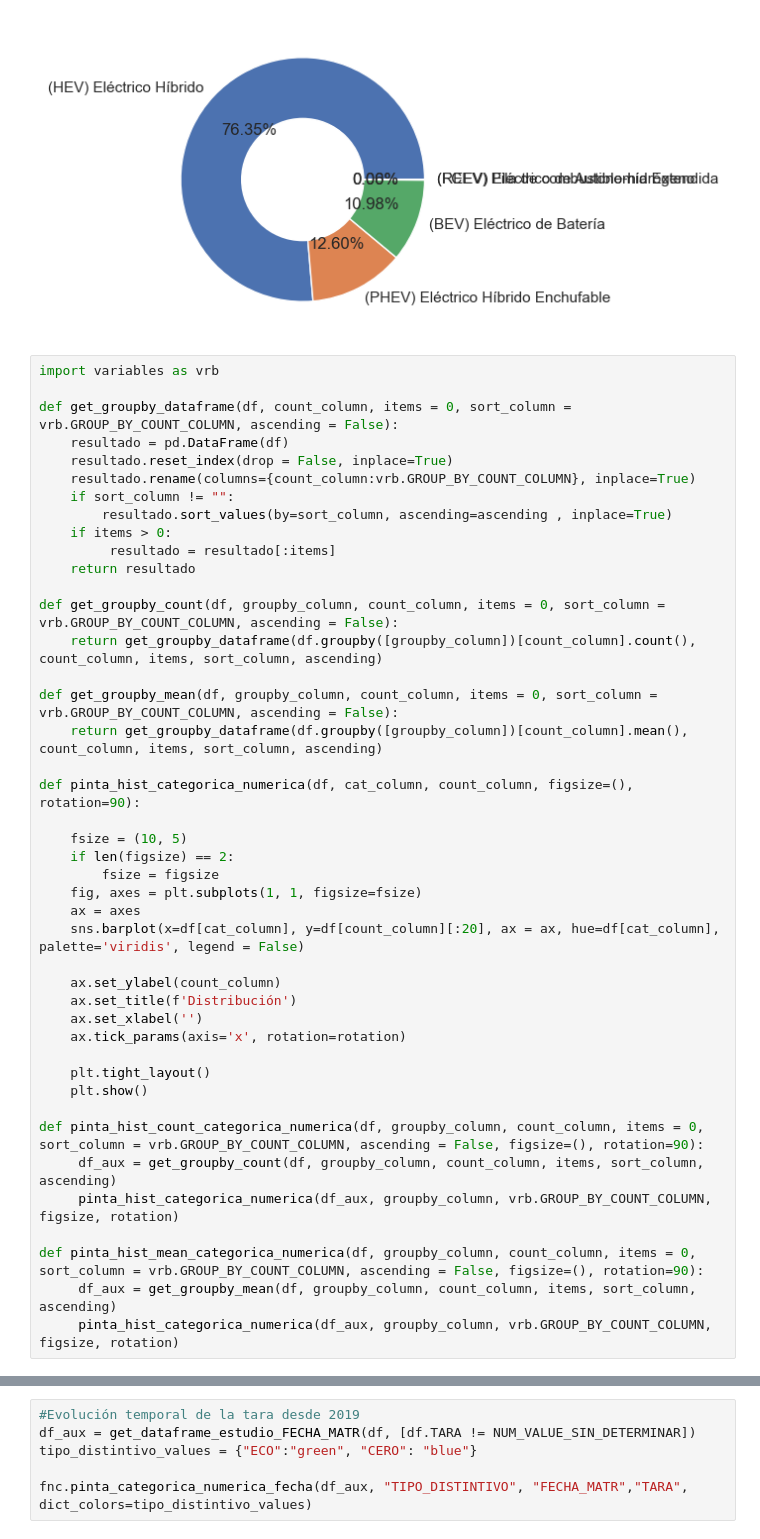
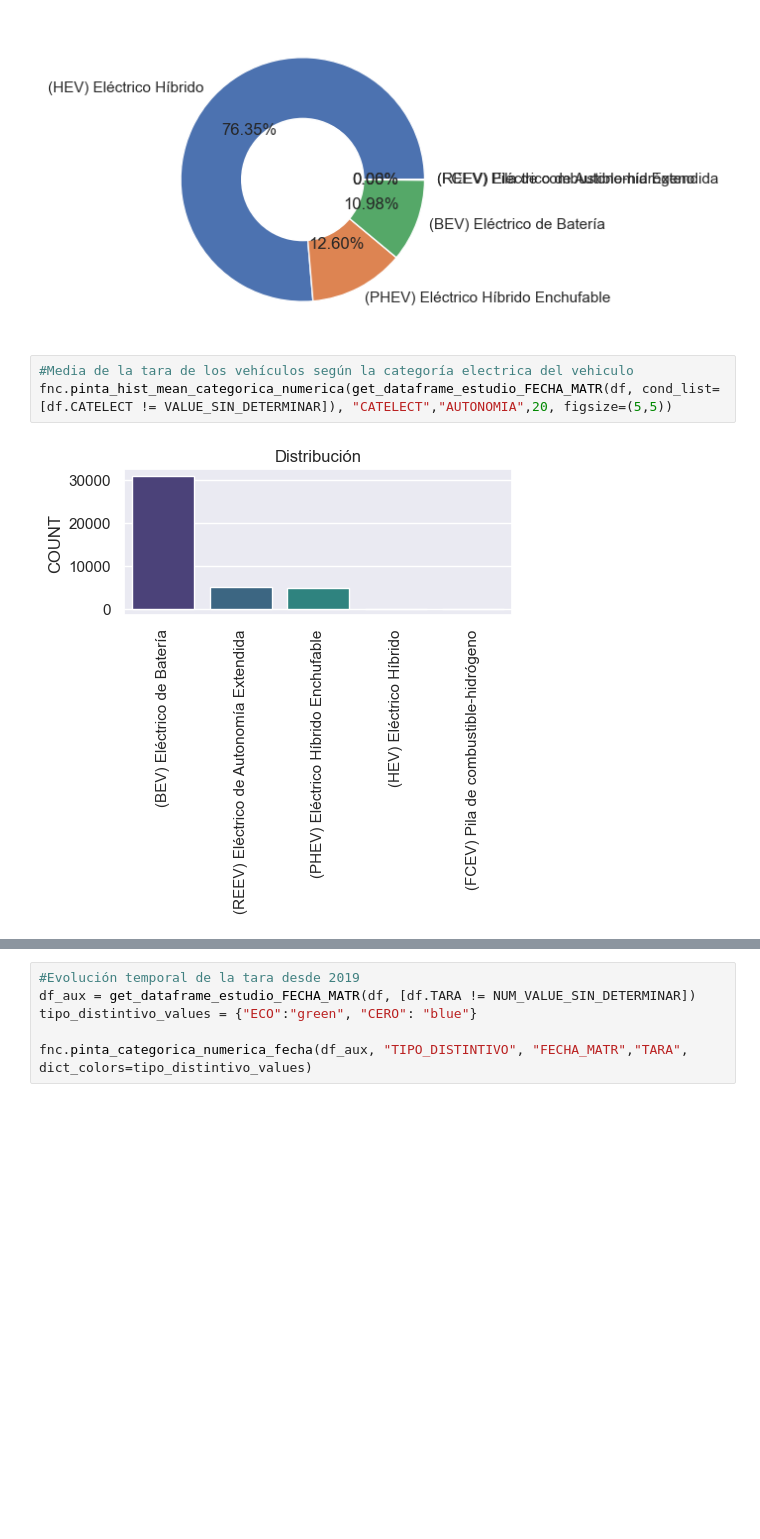
Before and after one commit to JBC2024/PROJECT_BREAK_I_EDA, a Jupyter notebook: notebooks/5 - Analysis - General - ECO-CERO.ipynb, the cells around one changed output, grey strips where cells are left out. Drawn from its saved outputs; the diff is of its cells as text; blank space fills up the shorter version.

```diff
--- a/notebooks/5 - Analysis - General - ECO-CERO.ipynb
+++ b/notebooks/5 - Analysis - General - ECO-CERO.ipynb
@@ -166,48 +166,10 @@ ax.add_artist(my_circle)
 # %% [output]
 <matplotlib.patches.Circle at 0x...>
 [figure]
-# %%
-import variables as vrb
-
-def get_groupby_dataframe(df, count_column, items = 0, sort_column = vrb.GROUP_BY_COUNT_COLUMN, ascending = False):
-    resultado = pd.DataFrame(df)
-    resultado.reset_index(drop = False, inplace=True)
-    resultado.rename(columns={count_column:vrb.GROUP_BY_COUNT_COLUMN}, inplace=True)
-    if sort_column != "":
-        resultado.sort_values(by=sort_column, ascending=ascending , inplace=True)
-    if items > 0:
-         resultado = resultado[:items]
-    return resultado
-
-def get_groupby_count(df, groupby_column, count_column, items = 0, sort_column = vrb.GROUP_BY_COUNT_COLUMN, ascending = False):
-    return get_groupby_dataframe(df.groupby([groupby_column])[count_column].count(), count_column, items, sort_column, ascending)
-
-def get_groupby_mean(df, groupby_column, count_column, items = 0, sort_column = vrb.GROUP_BY_COUNT_COLUMN, ascending = False):
-    return get_groupby_dataframe(df.groupby([groupby_column])[count_column].mean(), count_column, items, sort_column, ascending)
-
-def pinta_hist_categorica_numerica(df, cat_column, count_column, figsize=(), rotation=90):
-
-    fsize = (10, 5)
-    if len(figsize) == 2:
-        fsize = figsize
-    fig, axes = plt.subplots(1, 1, figsize=fsize)
-    ax = axes
-    sns.barplot(x=df[cat_column], y=df[count_column][:20], ax = ax, hue=df[cat_column], palette='viridis', legend = False)
-
-    ax.set_ylabel(count_column)
-    ax.set_title(f'Distribución')
-    ax.set_xlabel('')
-    ax.tick_params(axis='x', rotation=rotation)
-
-    plt.tight_layout()
-    plt.show()
-
-def pinta_hist_count_categorica_numerica(df, groupby_column, count_column, items = 0, sort_column = vrb.GROUP_BY_COUNT_COLUMN, ascending = False, figsize=(), rotation=90):
-     df_aux = get_groupby_count(df, groupby_column, count_column, items, sort_column, ascending)
-     pinta_hist_categorica_numerica(df_aux, groupby_column, vrb.GROUP_BY_COUNT_COLUMN, figsize, rotation)
-
-def pinta_hist_mean_categorica_numerica(df, groupby_column, count_column, items = 0, sort_column = vrb.GROUP_BY_COUNT_COLUMN, ascending = False, figsize=(), rotation=90):
-     df_aux = get_groupby_mean(df, groupby_column, count_column, items, sort_column, ascending)
-     pinta_hist_categorica_numerica(df_aux, groupby_column, vrb.GROUP_BY_COUNT_COLUMN, figsize, rotation)
+# %%
+#Media de la tara de los vehículos según la categoría electrica del vehiculo
+fnc.pinta_hist_mean_categorica_numerica(get_dataframe_estudio_FECHA_MATR(df, cond_list=[df.CATELECT != VALUE_SIN_DETERMINAR]), "CATELECT","AUTONOMIA",20, figsize=(5,5))
+# %% [output]
+[figure, added]
 # %%
 #Media de la tara de los vehículos según la categoría electrica del vehiculo
```
Also changed, not shown: parts of 4 cells of this notebook, 4 other files.
